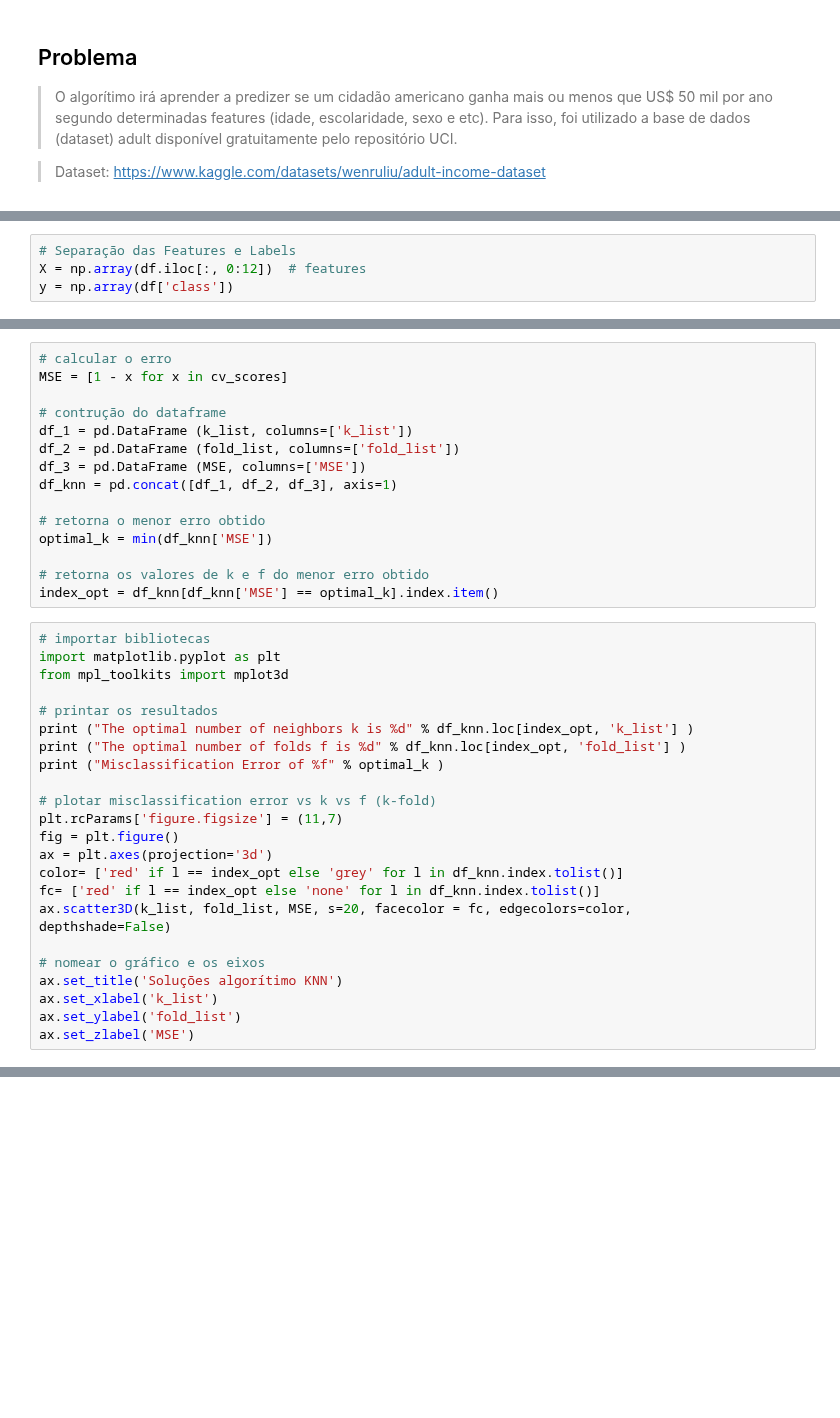
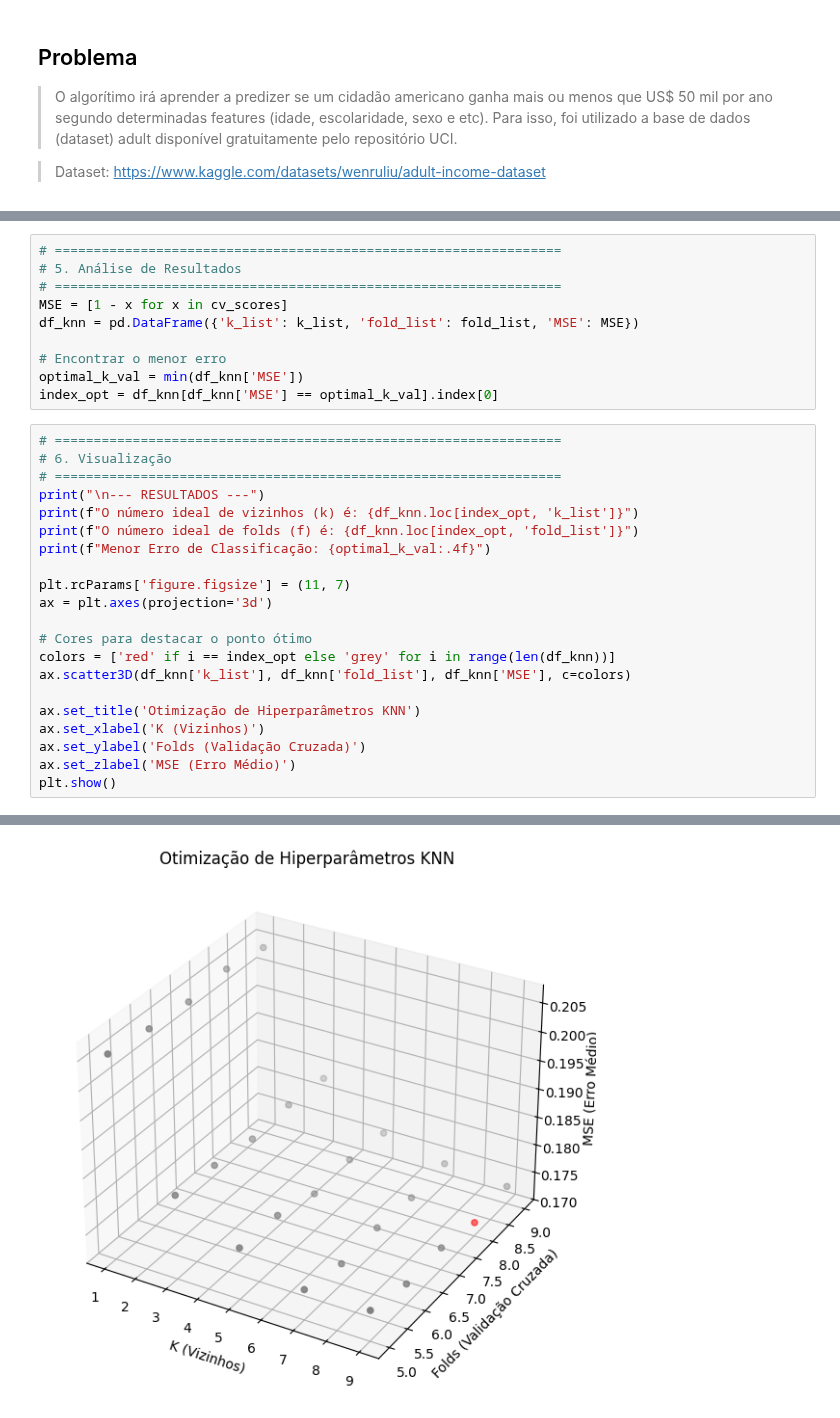
Before and after one commit to Ryan-S-S/Monitoria, a Jupyter notebook: Técnicas de Aprendizagem Diversas/KNN/Exemplo Salario.ipynb, the cells around one changed output, grey strips where cells are left out. Cells and saved outputs as stored; diff of their text form; blank space fills up the shorter version.

```diff
--- a/Técnicas de Aprendizagem Diversas/KNN/Exemplo Salario.ipynb
+++ b/Técnicas de Aprendizagem Diversas/KNN/Exemplo Salario.ipynb
@@ -43,4 +58,0 @@ for x in non_numerical:
-# %%
-# Separação das Features e Labels
-X = np.array(df.iloc[:, 0:12]) 	# features
-y = np.array(df['class'])
@@ -185,39 +85,32 @@ K[11/50] | F[39/40] | Score : nan
 # %%
-# calcular o erro
+# =================================================================
+# 5. Análise de Resultados
+# =================================================================
 MSE = [1 - x for x in cv_scores]
+df_knn = pd.DataFrame({'k_list': k_list, 'fold_list': fold_list, 'MSE': MSE})
 
-# contrução do dataframe
-df_1 = pd.DataFrame (k_list, columns=['k_list'])
-df_2 = pd.DataFrame (fold_list, columns=['fold_list'])
-df_3 = pd.DataFrame (MSE, columns=['MSE'])
-df_knn = pd.concat([df_1, df_2, df_3], axis=1)
-
-# retorna o menor erro obtido
-optimal_k = min(df_knn['MSE'])
-
-# retorna os valores de k e f do menor erro obtido
-index_opt = df_knn[df_knn['MSE'] == optimal_k].index.item()
+# Encontrar o menor erro
+optimal_k_val = min(df_knn['MSE'])
+index_opt = df_knn[df_knn['MSE'] == optimal_k_val].index[0]
-# %%
-# importar bibliotecas
-import matplotlib.pyplot as plt
-from mpl_toolkits import mplot3d
-
-# printar os resultados
-print ("The optimal number of neighbors k is %d" % df_knn.loc[index_opt, 'k_list'] )
-print ("The optimal number of folds f is %d" % df_knn.loc[index_opt, 'fold_list'] )
-print ("Misclassification Error of %f" % optimal_k )
-
-# plotar misclassification error vs k vs f (k-fold)
-plt.rcParams['figure.figsize'] = (11,7)
-fig = plt.figure()
-ax = plt.axes(projection='3d')
-color= ['red' if l == index_opt else 'grey' for l in df_knn.index.tolist()]
-fc= ['red' if l == index_opt else 'none' for l in df_knn.index.tolist()]
-ax.scatter3D(k_list, fold_list, MSE, s=20, facecolor = fc, edgecolors=color,
-depthshade=False)
-
-# nomear o gráfico e os eixos
-ax.set_title('Soluções algorítimo KNN')
-ax.set_xlabel('k_list')
-ax.set_ylabel('fold_list')
-ax.set_zlabel('MSE')
+# %%
+# =================================================================
+# 6. Visualização
+# =================================================================
+print("\n--- RESULTADOS ---")
+print(f"O número ideal de vizinhos (k) é: {df_knn.loc[index_opt, 'k_list']}")
+print(f"O número ideal de folds (f) é: {df_knn.loc[index_opt, 'fold_list']}")
+print(f"Menor Erro de Classificação: {optimal_k_val:.4f}")
+
+plt.rcParams['figure.figsize'] = (11, 7)
+ax = plt.axes(projection='3d')
+
+# Cores para destacar o ponto ótimo
+colors = ['red' if i == index_opt else 'grey' for i in range(len(df_knn))]
+ax.scatter3D(df_knn['k_list'], df_knn['fold_list'], df_knn['MSE'], c=colors)
+
+ax.set_title('Otimização de Hiperparâmetros KNN')
+ax.set_xlabel('K (Vizinhos)')
+ax.set_ylabel('Folds (Validação Cruzada)')
+ax.set_zlabel('MSE (Erro Médio)')
+plt.show()
+# %% [output]
@@ -223,0 +121 @@ ax.set_zlabel('MSE')
+[figure, added]
```
Also changed, not shown: parts of 9 cells of this notebook, 33 other files.
